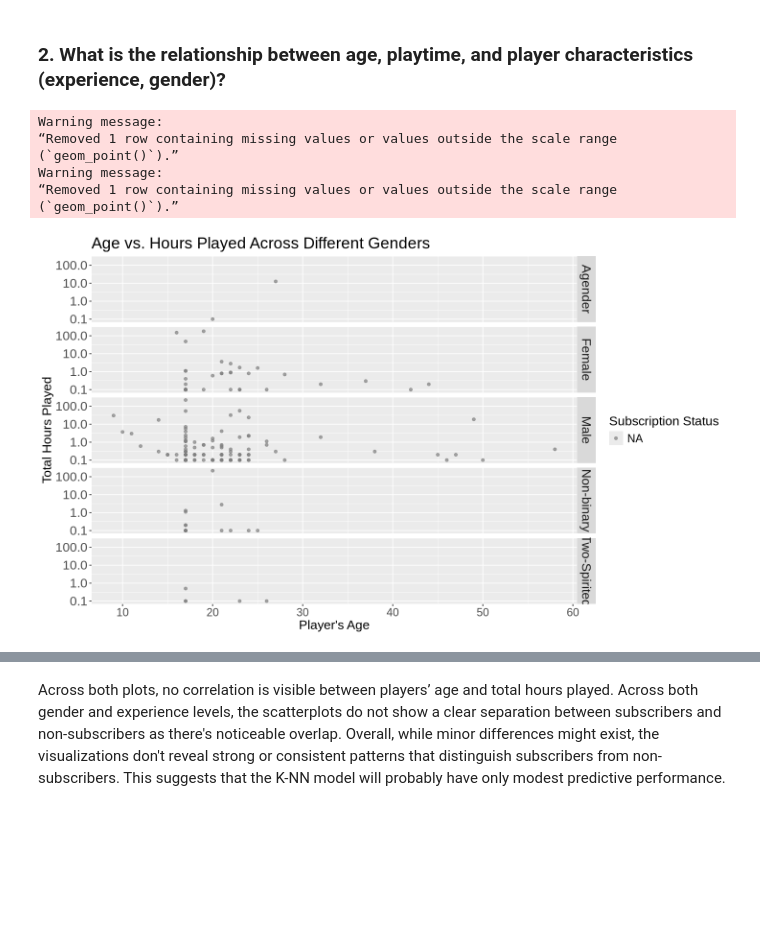
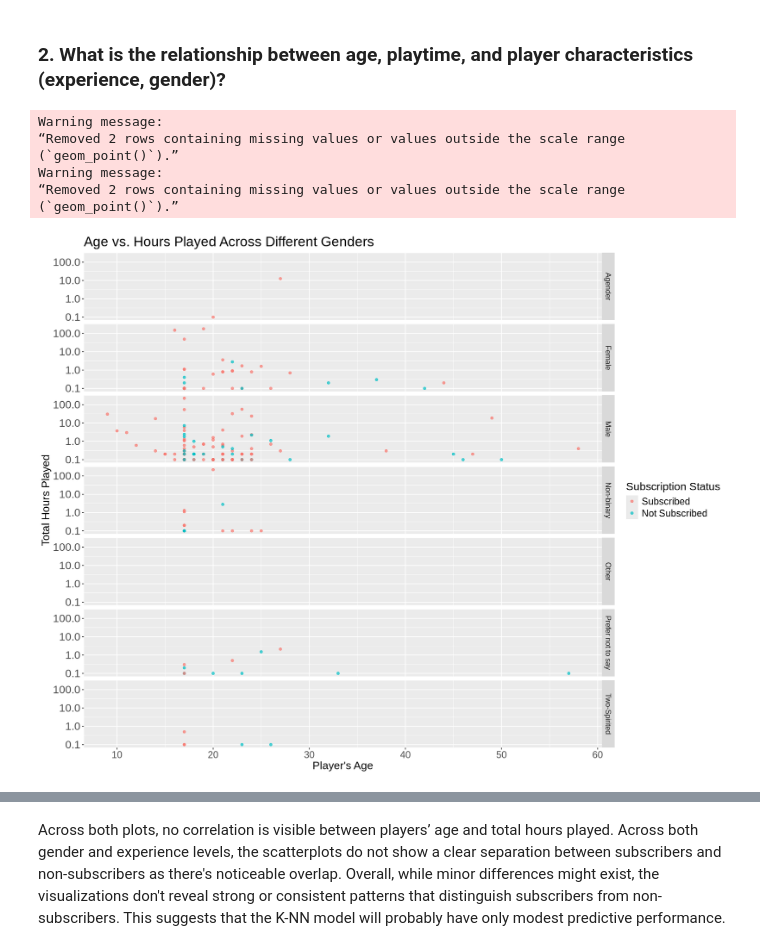
Before and after one commit to Aylin-Ab/dsci-100-2025w1-project-planning, a Jupyter notebook: Planning Report - Group 27 .ipynb, the cells around one changed output, grey strips where cells are left out. Drawn from its saved outputs; the diff is of its cells as text; code cells hidden in the pictures; blank space fills up the shorter version.

Commit message:
Corrected typos and mistakes

```diff
--- a/Planning Report - Group 27 .ipynb
+++ b/Planning Report - Group 27 .ipynb
@@ -346,18 +345,16 @@ A tibble: 1 × 3
 # %% [markdown]
 # Exploratory Data Analysis and Visualization
 # %%
-# convert experience and gender columns into factor variables, correct order of experience levels and remove unuseful gender info
-players <- players |>
+# Run this code block to wrangle the data for visualization
+
+# convert experience and gender columns into factor variables, and correct order of experience levels
+players_tidy <- players |>
     mutate(experience = factor(experience,
       levels = c("Beginner", "Amateur", "Regular", "Pro", "Veteran"),
       ordered = TRUE)) |>
-    mutate(gender = as.factor(gender)) |>
-    filter(!gender %in% c("Prefer not to say", "Other")) # exclude since they don't provide meaningful info about player's gender
+    mutate(gender = as.factor(gender))
 
 
 #  convert subscribe column into a factor (TRUE = Subscribed, FALSE = Not Subscribe)
-players <- players |>
-    mutate(subscribe = as.factor(subscribe)) |>
+players_tidy <- players |>
     mutate(subscribe = factor(subscribe, levels = c(TRUE, FALSE), labels = c("Subscribed", "Not Subscribed")))
-
-players
@@ -396,10 +384,10 @@ Most players in the dataset (~ 140) subscribed to the game-related newsletter, w
 # %% [markdown]
 ### 2. What is the relationship between age, playtime, and player characteristics (experience, gender)?
 # %%
-options(repr.plot.width = 12, repr.plot.height = 7)
+options(repr.plot.width = 14, repr.plot.height = 11)
 
 # Create a scatter plot to show the relationship between age, played hours, gender and subscription
-with_gender_plot <- players |>
+with_gender_plot <- players_tidy |>
     ggplot(aes(x = Age, y = played_hours + 0.1, color = subscribe)) + # Added 0.1 to played_hours so that values at 0 can appear on a log scale (without this shift, they'd be cut/remove from the plot)
     geom_point(alpha = 0.7) +
     scale_y_log10() + # use log10 scaling to handle the strong right-skew and make the plot more readable
@@ -411,36 +399,36 @@ with_gender_plot <- players |>
           axis.title.y = element_text(size = 16),
           axis.text.y = element_text(size = 16),
           axis.text.x = element_text(size = 14),
           legend.title = element_text(size = 16),
           legend.text = element_text(size = 14),
-          strip.text = element_text(size = 16))
+          strip.text = element_text(size = 11))
 
 with_gender_plot
 
 
 # Create a scatter plot to show the relationship between age, played hours, experience and subscription
-with_experience_plot <- players |>
+with_experience_plot <- players_tidy |>
     ggplot(aes(x = Age, y = played_hours + 0.1, color = subscribe)) + # Added 0.1 to played_hours so that values at 0 can appear on a log scale (without this shift, they'd be cut/remove from the plot)
     geom_point(alpha = 0.7) +
     scale_y_log10() + # use log10 scaling to handle the strong right-skew and make the plot more readable
     facet_grid(vars(experience)) +
     labs(x = "Player's Age", y = "Total Hours Played", color = "Subscription Status") +
     ggtitle("Age vs. Hours Played Across Different Experience Levels") +
     theme(plot.title = element_text(size = 20),
           axis.title.x = element_text(size = 16),
           axis.title.y = element_text(size = 16),
           axis.text.y = element_text(size = 16),
           axis.text.x = element_text(size = 14),
           legend.title = element_text(size = 16),
           legend.text = element_text(size = 14),
-          strip.text = element_text(size = 16))
+          strip.text = element_text(size = 12))
 
 with_experience_plot
 # %% [output]
 Warning message:
-“Removed 1 row containing missing values or values outside the scale range
+“Removed 2 rows containing missing values or values outside the scale range
 (`geom_point()`).”
 Warning message:
-“Removed 1 row containing missing values or values outside the scale range
+“Removed 2 rows containing missing values or values outside the scale range
 (`geom_point()`).”
-[figure, old version]
+[figure, new version]
```
Also changed, not shown: parts of 8 cells of this notebook.
